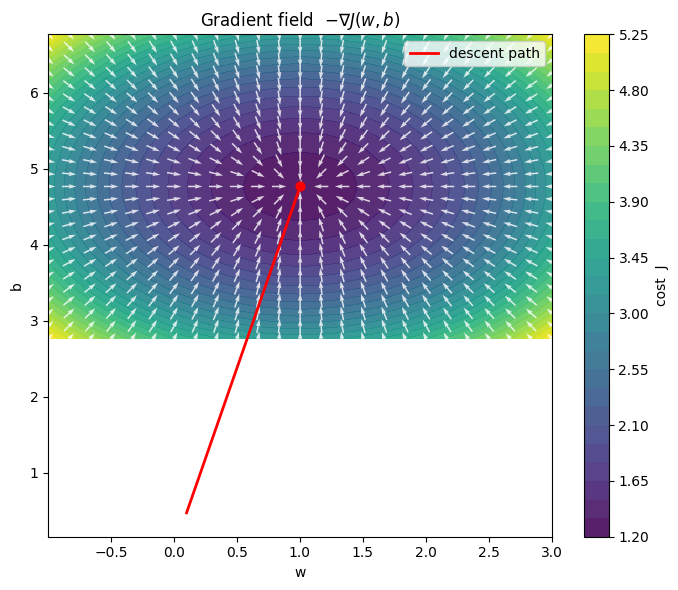
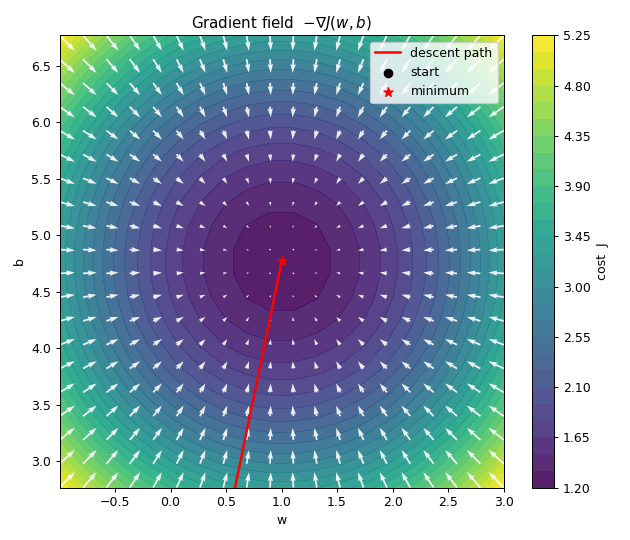
Unified diff of the notebook cell whose output changed from the first chart to the second:
--- before
+++ after
@@ -1,8 +1,8 @@
 # Gradient field of the cost over the (w, b) plane.
 
-# grid of parameter values around the optimum
+# coarser grid (20x20) so arrows don't overcrowd
 W, B = np.meshgrid(
-    np.linspace(w_opt - 2.0, w_opt + 2.0, 25),
-    np.linspace(b_opt - 2.0, b_opt + 2.0, 25),
+    np.linspace(w_opt - 2.0, w_opt + 2.0, 20),
+    np.linspace(b_opt - 2.0, b_opt + 2.0, 20),
 )
 
@@ -18,13 +18,16 @@
 fig.colorbar(cf, ax=ax, label="cost  J")
 
-# arrows point downhill (-gradient); normalize so we see direction, not magnitude
-mag = np.hypot(dW, dB) + 1e-12
-ax.quiver(W, B, -dW / mag, -dB / mag, color="white",
-          pivot="mid", scale=35, width=0.003, alpha=0.8)
+# downhill arrows (-gradient). Do NOT normalize: arrow length = gradient magnitude,
+# so arrows are long on the steep walls and shrink to nothing at the minimum (∇J → 0).
+ax.quiver(W, B, -dW, -dB, color="white",
+          angles="xy", pivot="tail", width=0.004, alpha=0.9)
 
 # overlay the actual descent path
 ax.plot(ws, bs, c="red", lw=2, label="descent path")
-ax.scatter([w_opt], [b_opt], c="red", s=40, zorder=5)
+ax.scatter([ws[0]], [bs[0]], c="black", s=45, zorder=5, label="start")
+ax.scatter([w_opt], [b_opt], c="red", s=60, marker="*", zorder=5, label="minimum")
 
+ax.set_xlim(W.min(), W.max())
+ax.set_ylim(B.min(), B.max())
 ax.set_xlabel("w")
 ax.set_ylabel("b")

Commit: fix plot